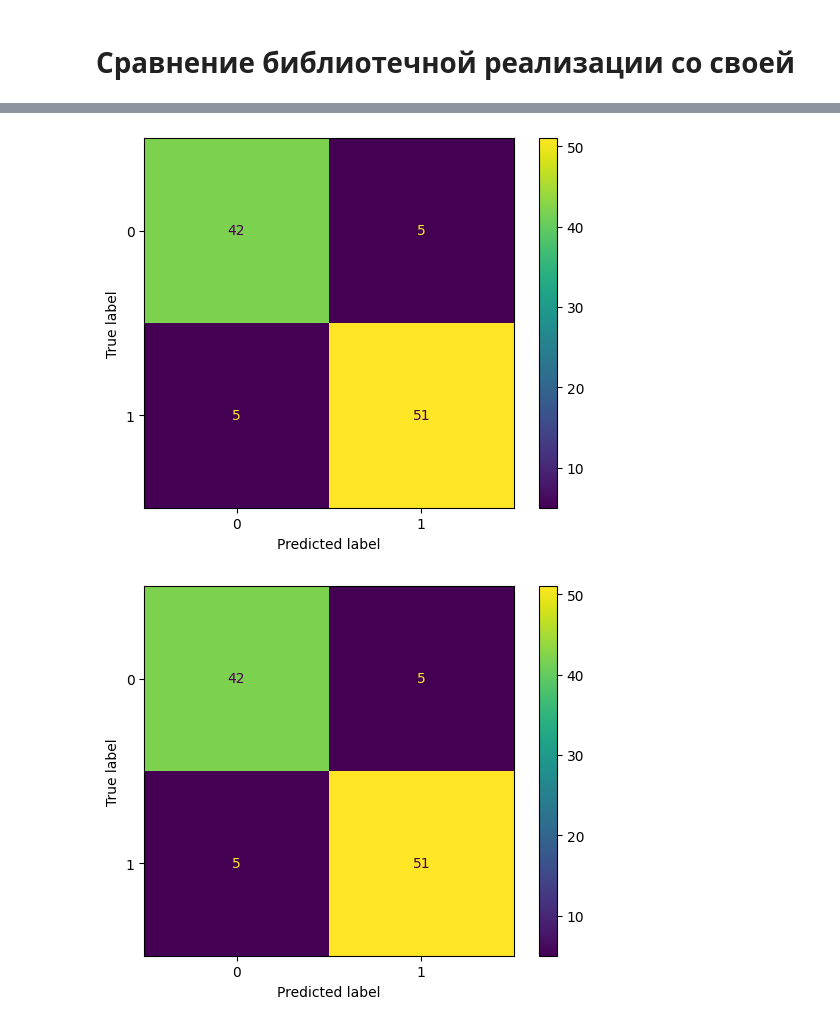
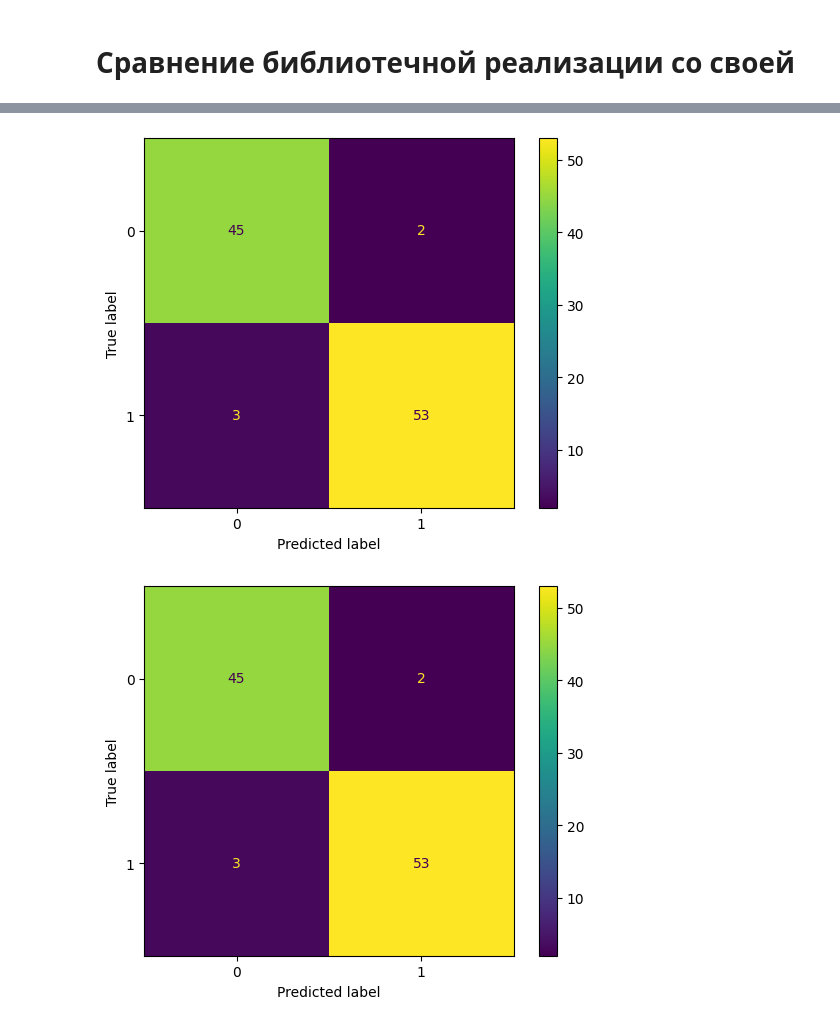
Before and after one commit to sosnovskiim/MachineLearning, a Jupyter notebook: Курс 3 - Машинное обучение и нейронные сети/1. Ручная реализация методов машинного обучения/1.1 Реализация метода классификации KNN/1.1 Реализация метода классификации KNN.ipynb, the cells around one changed output, grey strips where cells are left out. Cells and saved outputs as stored; diff of their text form; code cells hidden in the pictures.

```diff
--- a/Курс 3 - Машинное обучение и нейронные сети/1. Ручная реализация методов машинного обучения/1.1 Реализация метода классификации KNN/1.1 Реализация метода классификации KNN.ipynb
+++ b/Курс 3 - Машинное обучение и нейронные сети/1. Ручная реализация методов машинного обучения/1.1 Реализация метода классификации KNN/1.1 Реализация метода классификации KNN.ipynb
@@ -201,8 +201,8 @@ Name: sex, Length: 342, dtype: int64
 X_train, X_test, y_train, y_test = train_test_split(X, y, test_size=0.3, random_state=0)
 # %%
 min_max_scaler = MinMaxScaler()
-X_train = min_max_scaler.fit_transform(X_train)
-X_test = min_max_scaler.transform(X_test)
+X_train_norm = min_max_scaler.fit_transform(X_train)
+X_test_norm = min_max_scaler.transform(X_test)
 # %% [markdown]
 # Своя реализация KNN
 # %%
@@ -314,7 +309,7 @@ class MyKNNClassifier:
 # %% [markdown]
 # Сравнение библиотечной реализации со своей
 # %%
-knn1 = KNeighborsClassifier(n_neighbors=5, weights="uniform", p=2, metric="minkowski")
-knn1.fit(X_train, y_train)
-knn1.score(X_test, y_test)
+knn1 = KNeighborsClassifier(n_neighbors=7, weights="distance", p=2, metric="minkowski")
+knn1.fit(X_train_norm, y_train)
+knn1.score(X_test_norm, y_test)
 # %% [output]
@@ -354,8 +349,10 @@ array([[0. , 1. ],
 # %%
-ConfusionMatrixDisplay.from_predictions(y_test, knn1.predict(X_test));
+y_knn1 = knn1.predict(X_test_norm)
+ConfusionMatrixDisplay.from_predictions(y_test, y_knn1);
 # %% [output]
-[figure, old version]
+[figure, new version]
 # %%
-ConfusionMatrixDisplay.from_predictions(y_test, knn2.predict(X_test));
+y_knn2 = knn2.predict(X_test_norm)
+ConfusionMatrixDisplay.from_predictions(y_test, y_knn2);
 # %% [output]
-[figure, old version]
+[figure, new version]
```
Also changed, not shown: parts of 7 cells of this notebook, 6 other files.
